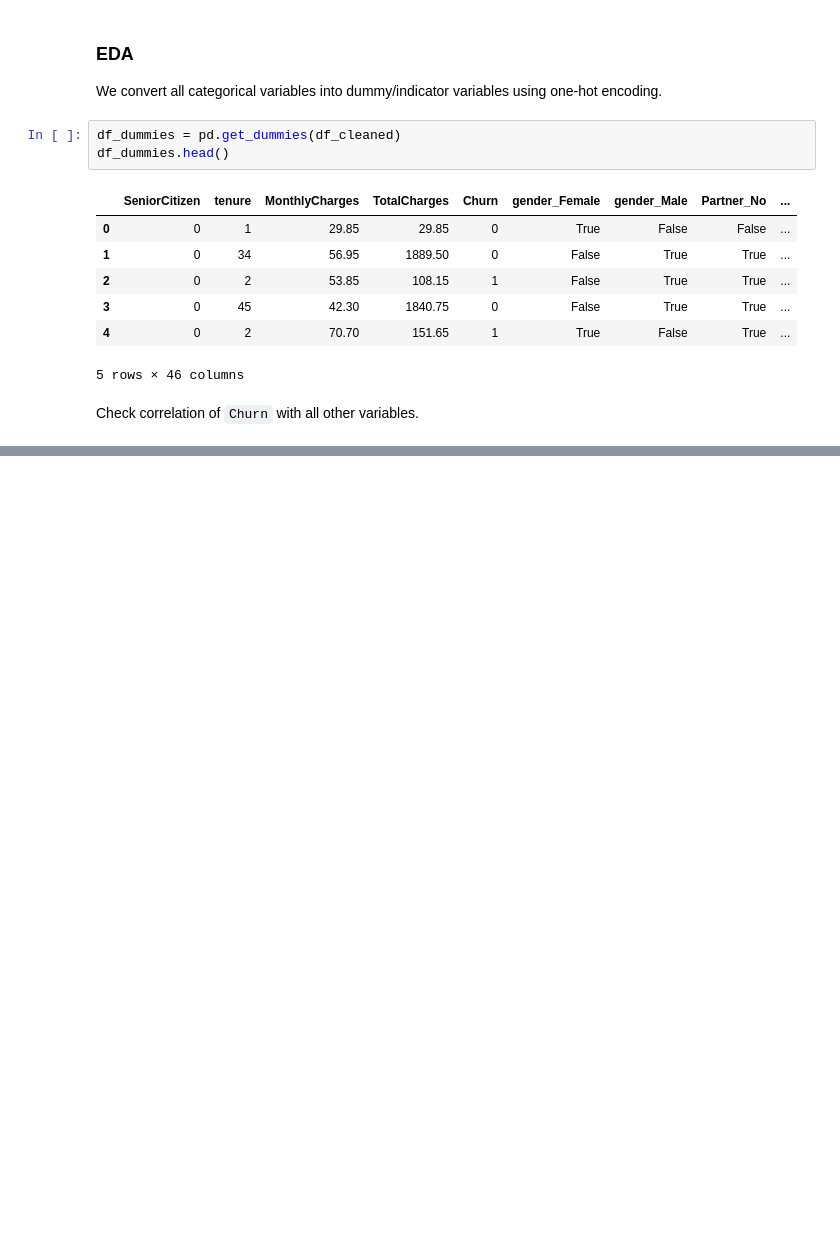
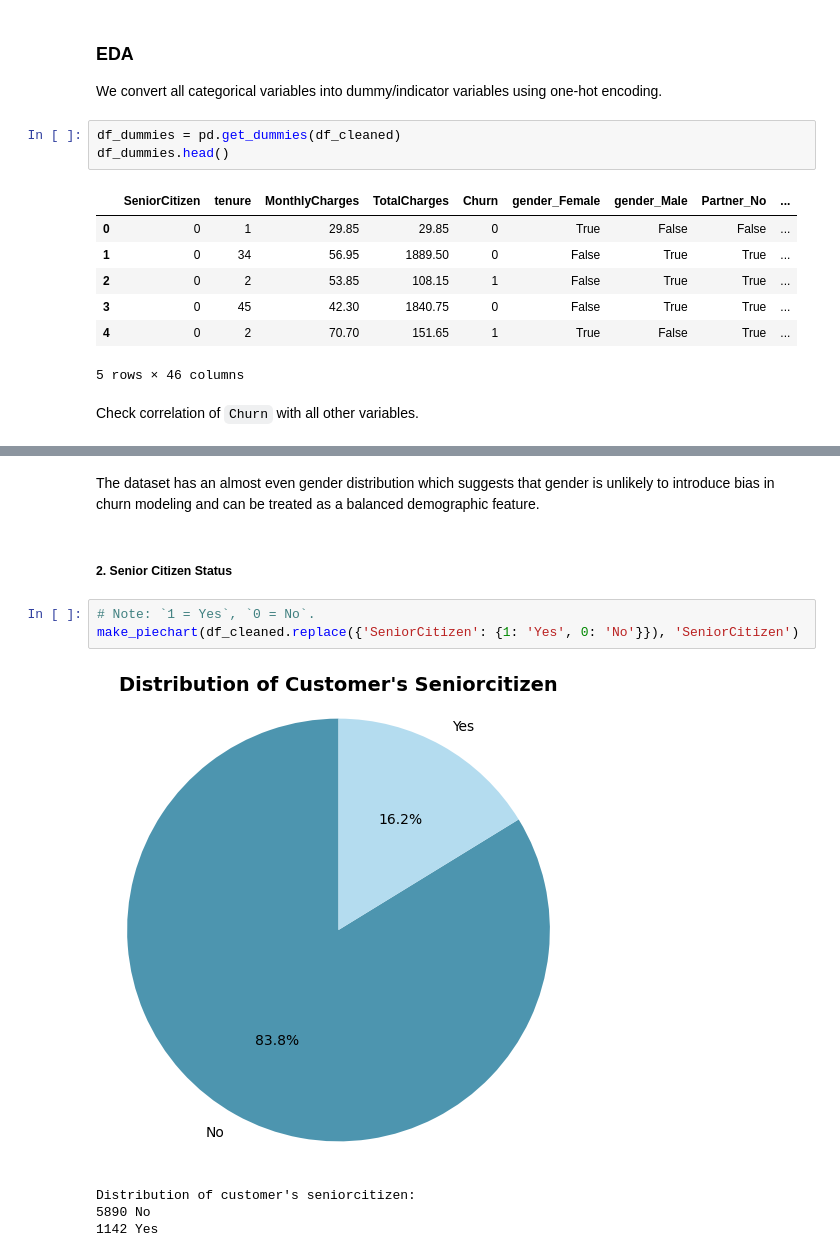
Before and after one commit to Jaspreetkhokhar12/customer-churn-analysis, a Jupyter notebook: churn_analysis.ipynb, the cells around one changed output, grey strips where cells are left out. Cells and saved outputs as stored; diff of their text form; blank space fills up the shorter version.

```diff
--- a/churn_analysis.ipynb
+++ b/churn_analysis.ipynb
@@ -195,0 +239,12 @@ We will explore these patterns further through visualizations below, before movi
+# %% [markdown]
+The dataset has an almost even gender distribution which suggests that gender is unlikely to introduce bias in churn modeling and can be treated as a balanced demographic feature.
+# %% [markdown]
+##### 2. Senior Citizen Status
+# %%
+# Note: `1 = Yes`, `0 = No`.
+make_piechart(df_cleaned.replace({'SeniorCitizen': {1: 'Yes', 0: 'No'}}), 'SeniorCitizen')
+# %% [output]
+[figure, added]
+Distribution of customer's seniorcitizen:
+5890 No
+1142 Yes
```
Also changed, not shown: parts of 30 cells of this notebook.
